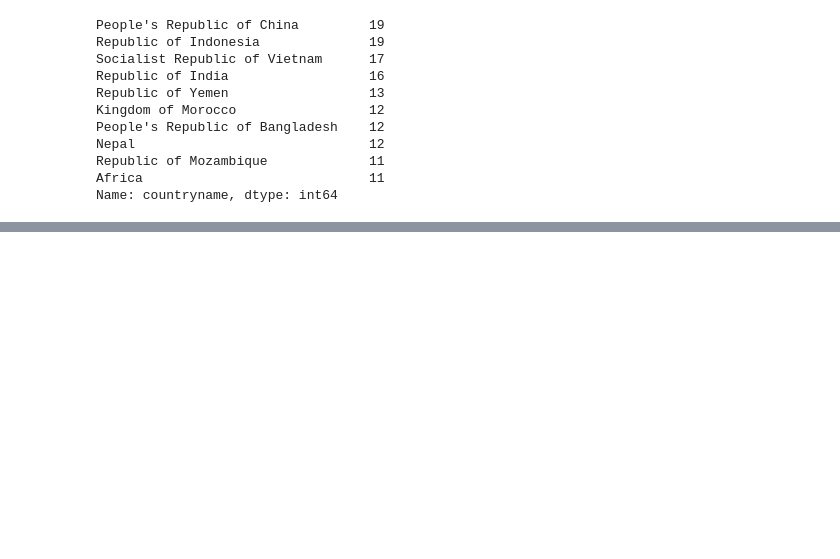
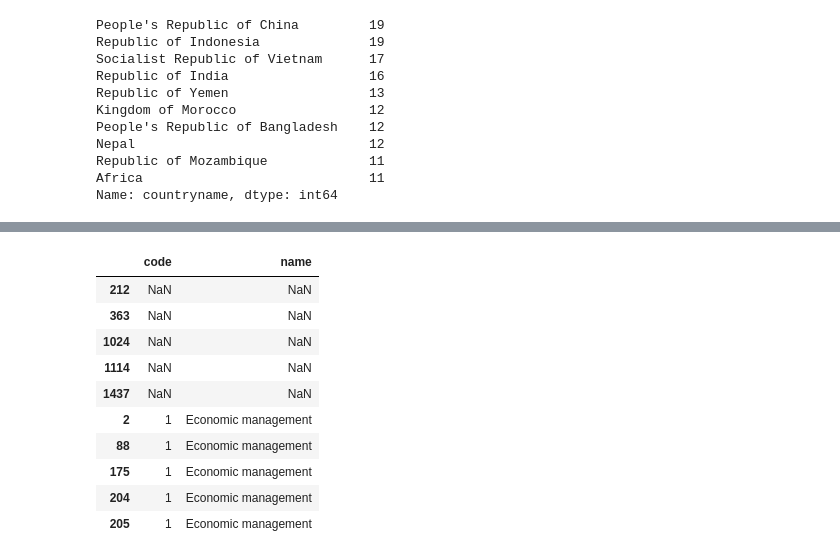
Before and after one commit to michellebonat/world-bank-json, a Jupyter notebook: json_mini_project.ipynb, the cells around one changed output, grey strips where cells are left out. Saved outputs shown, nothing was run; the diff lists cells and outputs as text; code cells hidden in the pictures; blank space fills up the shorter version.

```diff
--- a/json_mini_project.ipynb
+++ b/json_mini_project.ipynb
@@ -68,0 +133,16 @@ Name: countryname, dtype: int64
+# %%
+# fill missing values with NaNs (added Numpy to imports in first cell above)
+sort_theme[sort_theme.name=='']= np.nan
+sort_theme.head(10)
+# %% [output]
+|  | code | name |
+| 212 | NaN | NaN |
+| 363 | NaN | NaN |
+| 1024 | NaN | NaN |
+| 1114 | NaN | NaN |
+| 1437 | NaN | NaN |
+| 2 | 1 | Economic management |
+| 88 | 1 | Economic management |
+| 175 | 1 | Economic management |
+| 204 | 1 | Economic management |
+| 205 | 1 | Economic management |
```
Also changed, not shown: parts of 17 cells of this notebook.
